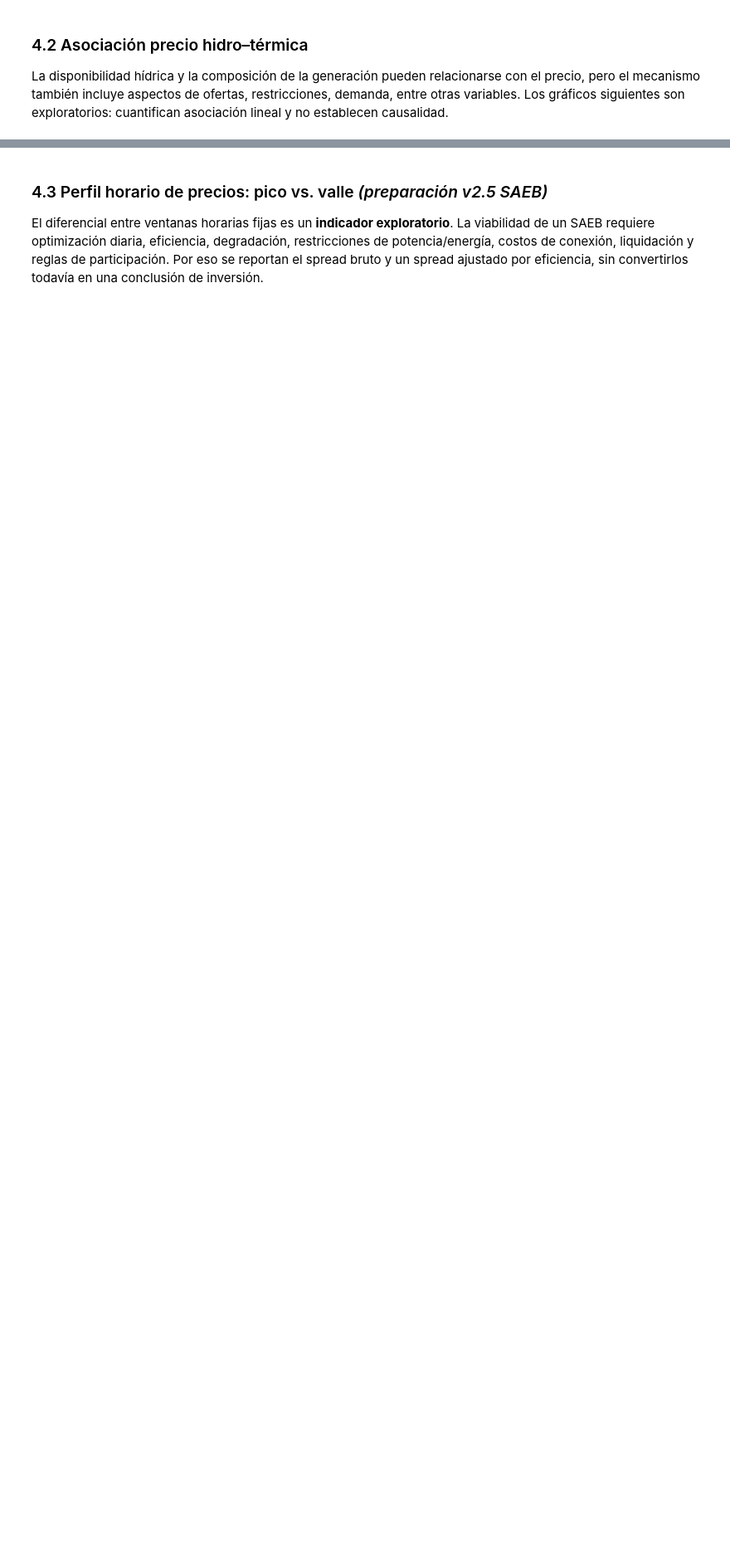
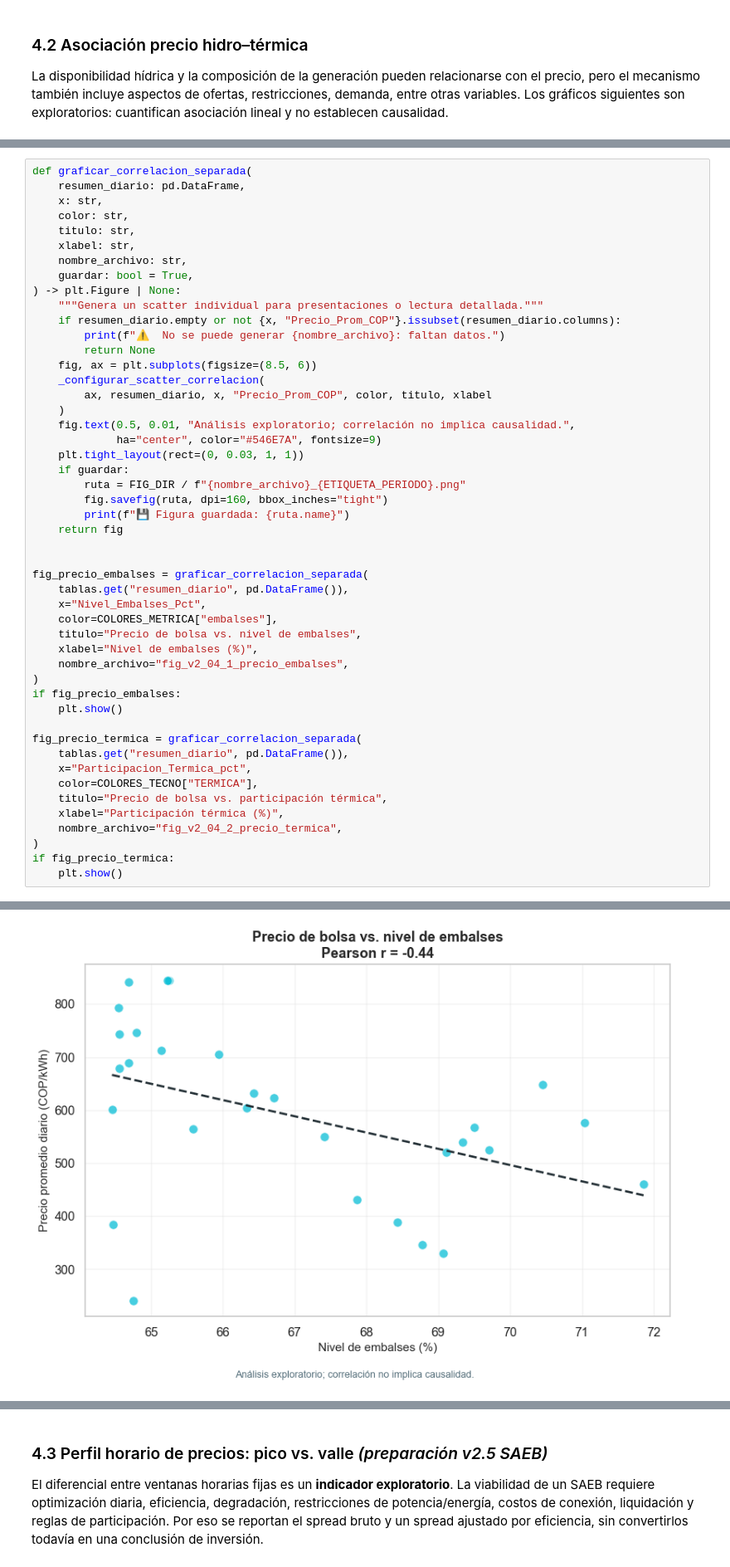
Before and after one commit to mffajardor/solar-generation-colombia-dash, a Jupyter notebook: notebooks/02_serie_tiempo_balance_v2.ipynb, the cells around one changed output, grey strips where cells are left out. Shown at 83% size. Drawn from its saved outputs; the diff is of its cells as text; blank space fills up the shorter version.

```diff
--- a/notebooks/02_serie_tiempo_balance_v2.ipynb
+++ b/notebooks/02_serie_tiempo_balance_v2.ipynb
@@ -1304,0 +1356,50 @@ if fig2: plt.show()
+# %%
+def graficar_correlacion_separada(
+    resumen_diario: pd.DataFrame,
+    x: str,
+    color: str,
+    titulo: str,
+    xlabel: str,
+    nombre_archivo: str,
+    guardar: bool = True,
+) -> plt.Figure | None:
+    """Genera un scatter individual para presentaciones o lectura detallada."""
+    if resumen_diario.empty or not {x, "Precio_Prom_COP"}.issubset(resumen_diario.columns):
+        print(f"⚠️  No se puede generar {nombre_archivo}: faltan datos.")
+        return None
+    fig, ax = plt.subplots(figsize=(8.5, 6))
+    _configurar_scatter_correlacion(
+        ax, resumen_diario, x, "Precio_Prom_COP", color, titulo, xlabel
+    )
+    fig.text(0.5, 0.01, "Análisis exploratorio; correlación no implica causalidad.",
+             ha="center", color="#546E7A", fontsize=9)
+    plt.tight_layout(rect=(0, 0.03, 1, 1))
+    if guardar:
+        ruta = FIG_DIR / f"{nombre_archivo}_{ETIQUETA_PERIODO}.png"
+        fig.savefig(ruta, dpi=160, bbox_inches="tight")
+        print(f"💾 Figura guardada: {ruta.name}")
+    return fig
+
+
+fig_precio_embalses = graficar_correlacion_separada(
+    tablas.get("resumen_diario", pd.DataFrame()),
+    x="Nivel_Embalses_Pct",
+    color=COLORES_METRICA["embalses"],
+    titulo="Precio de bolsa vs. nivel de embalses",
+    xlabel="Nivel de embalses (%)",
+    nombre_archivo="fig_v2_04_1_precio_embalses",
+)
+if fig_precio_embalses:
+    plt.show()
+
+fig_precio_termica = graficar_correlacion_separada(
+    tablas.get("resumen_diario", pd.DataFrame()),
+    x="Participacion_Termica_pct",
+    color=COLORES_TECNO["TERMICA"],
+    titulo="Precio de bolsa vs. participación térmica",
+    xlabel="Participación térmica (%)",
+    nombre_archivo="fig_v2_04_2_precio_termica",
+)
+if fig_precio_termica:
+    plt.show()
+# %% [output]
@@ -1304,0 +1407 @@ if fig2: plt.show()
+[figure, added]
```
Also changed, not shown: parts of 67 cells of this notebook, 2 other files.
